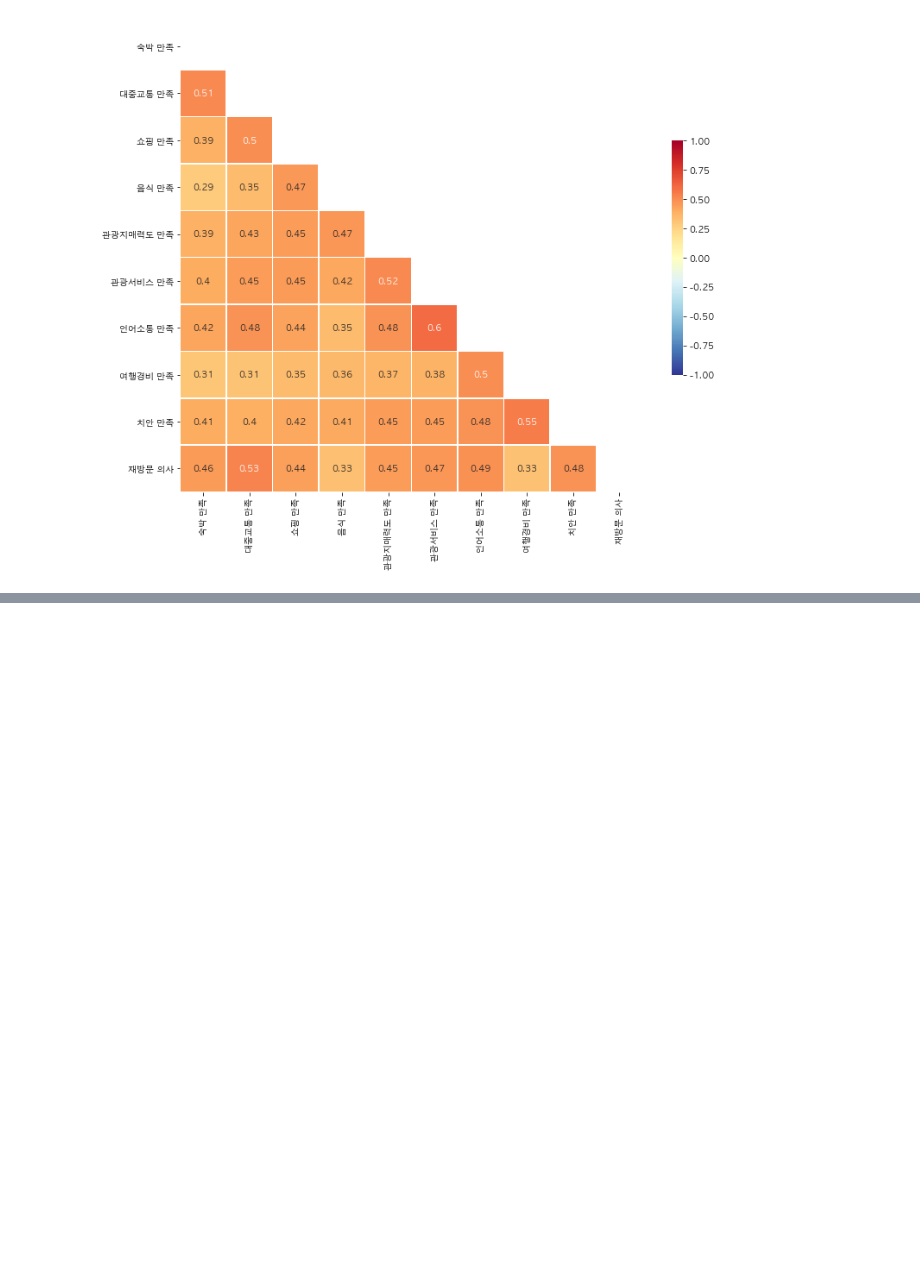
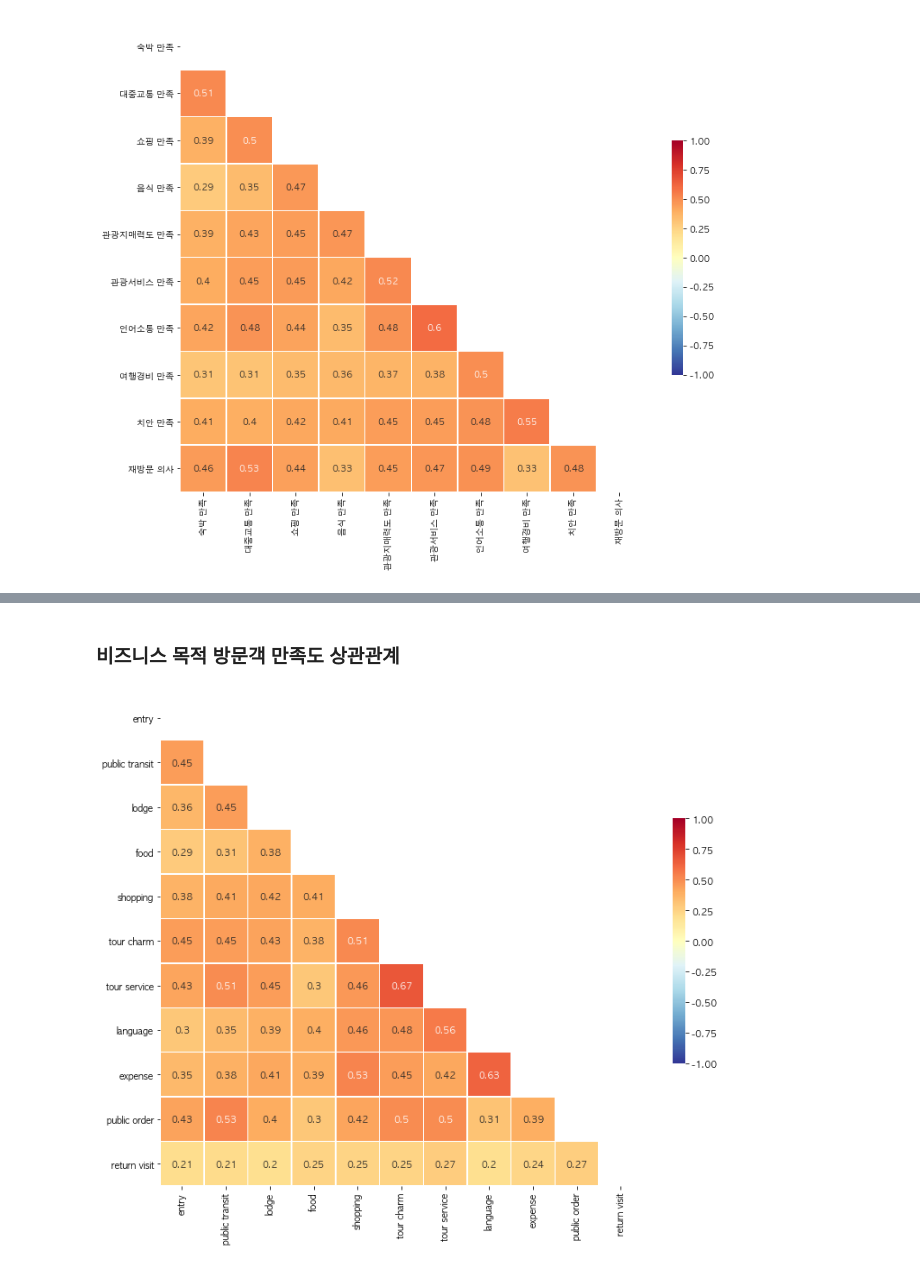
Before and after one commit to asdhgfasd1/2020, a Jupyter notebook: statistics/des_stats01.ipynb, the cells around one changed output, grey strips where cells are left out. Cells and saved outputs as stored; diff of their text form; code cells hidden in the pictures; blank space fills up the shorter version.

Commit message:
상관관계 업데이트

```diff
--- a/statistics/des_stats01.ipynb
+++ b/statistics/des_stats01.ipynb
@@ -577,3 +574,7 @@ business_filter_data.columns = ["","","","출입국 절차 만족", "숙박 만
 view_to_heatmap(12,10, merge_name_stats.iloc[:, 4:14].corr())
 # %% [output]
 [figure]
+# %%
+biz_sample_data = pd.read_csv('./data4/business_500.csv')
+
+biz_sample_data
@@ -579,0 +595,6 @@ view_to_heatmap(12,10, merge_name_stats.iloc[:, 4:14].corr())
+# %% [markdown]
+### 비즈니스 목적 방문객 만족도 상관관계
+# %%
+view_to_heatmap(12,10, biz_sample_data.corr())
+# %% [output]
+[figure, added]
```
Also changed, not shown: parts of 5 cells of this notebook, 2 other files.
